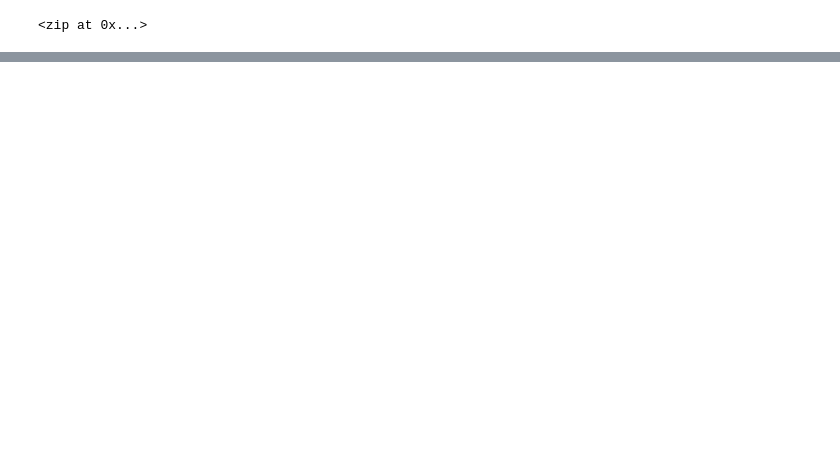
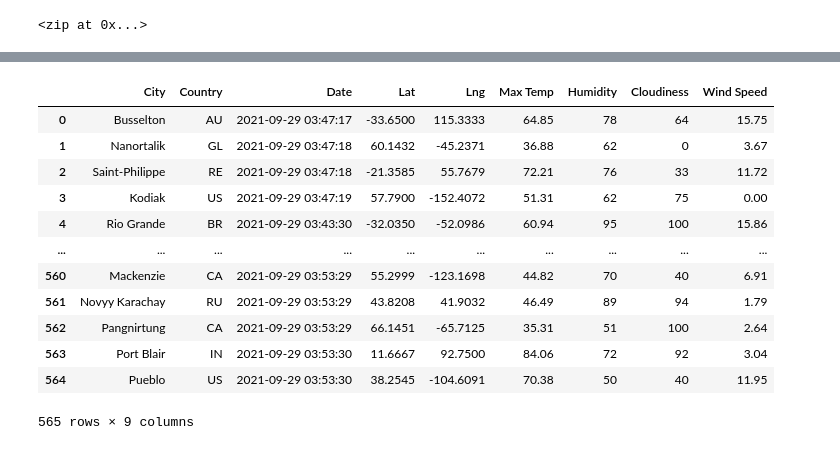
Before and after one commit to mthiobane/World_Weather_Analysis, a Jupyter notebook: WeatherPy.ipynb, the cells around one changed output, grey strips where cells are left out. Saved outputs shown, nothing was run; the diff lists cells and outputs as text; code cells hidden in the pictures; blank space fills up the shorter version.

```diff
--- a/WeatherPy.ipynb
+++ b/WeatherPy.ipynb
@@ -33,0 +40,4 @@ len(cities)
+# %%
+# Starting URL for Weather Map API Call.
+url = "http://api.openweathermap.org/data/2.5/weather?units=Imperial&APPID=" + weather_api_key
+print(url)
@@ -33,0 +49,10 @@ len(cities)
+# %%
+# Create an empty list to hold the weather data.
+city_data = []
+# Print the beginning of the logging.
+print("Beginning Data Retrieval     ")
+print("-----------------------------")
+
+# Create counters.
+record_count = 1
+set_count = 1
@@ -33,0 +62,10 @@ len(cities)
+# %%
+# Loop through all the cities in our list.
+for i in range(len(cities)):
+
+    # Group cities in sets of 50 for logging purposes.
+    if (i % 50 == 0 and i >= 50):
+        set_count += 1
+        record_count = 1
+    # Create endpoint URL with each city.
+    city_url = url + "&q=" + cities[i]
@@ -33,0 +143,4 @@ len(cities)
+# %%
+# Convert the array of dictionaries to a Pandas DataFrame.
+city_data_df = pd.DataFrame(city_data)
+city_data_df.head(10)
@@ -33,0 +159,18 @@ len(cities)
+# %%
+new_column_order = ["City", "Country", "Date", "Lat", "Lng", "Max Temp", "Humidity", "Cloudiness", "Wind Speed"]
+city_data_df = city_data_df[new_column_order]
+city_data_df
+# %% [output]
+|  | City | Country | Date | Lat | Lng | Max Temp | Humidity | Cloudiness | Wind Speed |
+| 0 | Busselton | AU | 2021-09-29 03:47:17 | -33.6500 | 115.3333 | 64.85 | 78 | 64 | 15.75 |
+| 1 | Nanortalik | GL | 2021-09-29 03:47:18 | 60.1432 | -45.2371 | 36.88 | 62 | 0 | 3.67 |
+| 2 | Saint-Philippe | RE | 2021-09-29 03:47:18 | -21.3585 | 55.7679 | 72.21 | 76 | 33 | 11.72 |
+| 3 | Kodiak | US | 2021-09-29 03:47:19 | 57.7900 | -152.4072 | 51.31 | 62 | 75 | 0.00 |
+| 4 | Rio Grande | BR | 2021-09-29 03:43:30 | -32.0350 | -52.0986 | 60.94 | 95 | 100 | 15.86 |
+| ... | ... | ... | ... | ... | ... | ... | ... | ... | ... |
+| 560 | Mackenzie | CA | 2021-09-29 03:53:29 | 55.2999 | -123.1698 | 44.82 | 70 | 40 | 6.91 |
+| 561 | Novyy Karachay | RU | 2021-09-29 03:53:29 | 43.8208 | 41.9032 | 46.49 | 89 | 94 | 1.79 |
+| 562 | Pangnirtung | CA | 2021-09-29 03:53:29 | 66.1451 | -65.7125 | 35.31 | 51 | 100 | 2.64 |
+| 563 | Port Blair | IN | 2021-09-29 03:53:30 | 11.6667 | 92.7500 | 84.06 | 72 | 92 | 3.04 |
+| 564 | Pueblo | US | 2021-09-29 03:53:30 | 38.2545 | -104.6091 | 70.38 | 50 | 40 | 11.95 |
+565 rows × 9 columns
```
Also changed, not shown: parts of 11 cells of this notebook, 3 other files.
